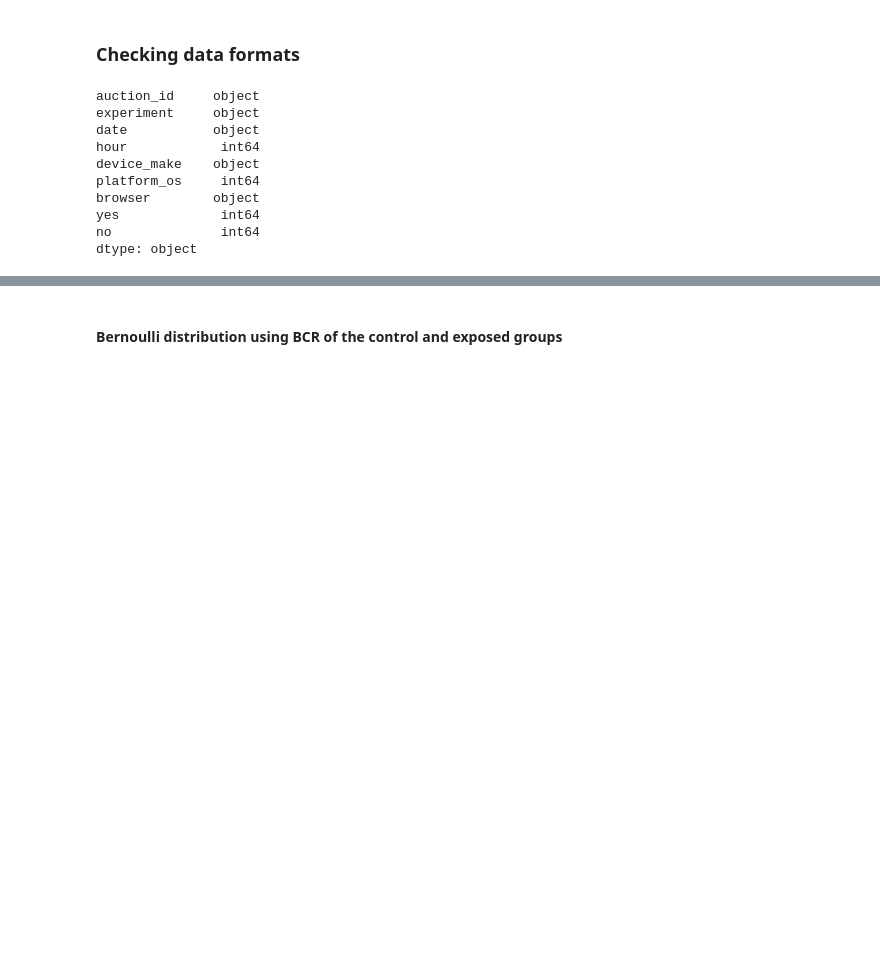
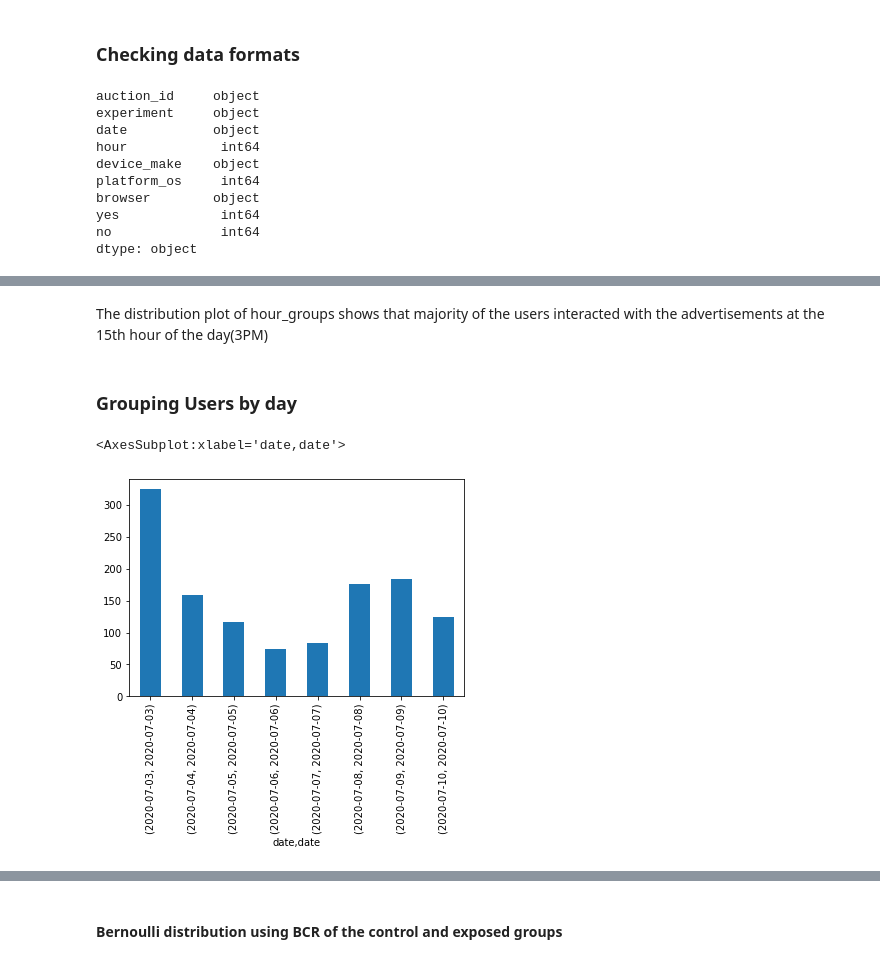
Before and after one commit to 10AcademyAbtestingProject/smartAd-abtesting, a Jupyter notebook: Notebooks/eda_AB_Testing.ipynb, the cells around one changed output, grey strips where cells are left out. Saved outputs shown, nothing was run; the diff lists cells and outputs as text; code cells hidden in the pictures; blank space fills up the shorter version.

```diff
--- a/Notebooks/eda_AB_Testing.ipynb
+++ b/Notebooks/eda_AB_Testing.ipynb
@@ -206,0 +215,10 @@ dtype: object
+# %% [markdown]
+The distribution plot of hour_groups shows that majority of the users interacted with the advertisements at the 15th hour of the day(3PM)
+# %% [markdown]
+### Grouping Users by day
+# %%
+day_groups = df.groupby('date')
+day_groups['date'].value_counts().plot(kind='bar')
+# %% [output]
+<AxesSubplot:xlabel='date,date'>
+[figure, added]
```
Also changed, not shown: parts of 17 cells of this notebook.
